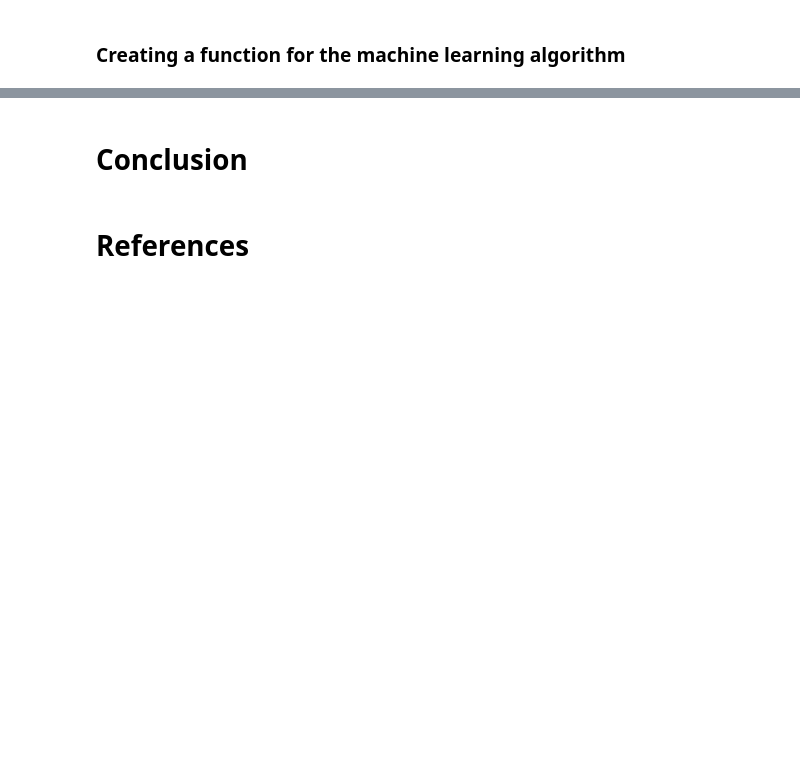
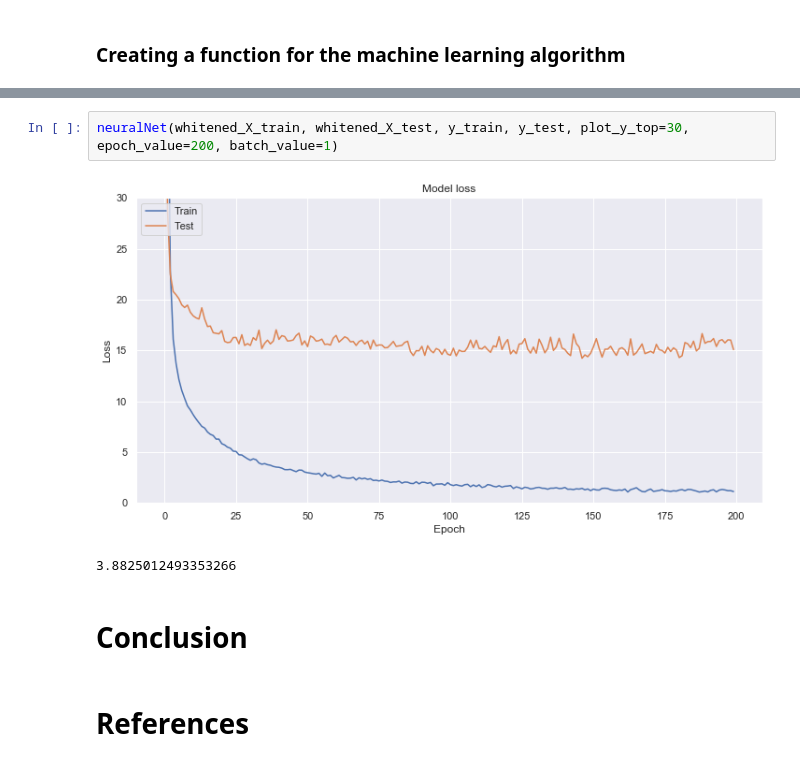
Before and after one commit to declanbarr/boston-house-prices, a Jupyter notebook: boston-house-prices-analysis.ipynb, the cells around one changed output, grey strips where cells are left out. Drawn from its saved outputs; the diff is of its cells as text; blank space fills up the shorter version.

```diff
--- a/boston-house-prices-analysis.ipynb
+++ b/boston-house-prices-analysis.ipynb
@@ -712,3 +688,8 @@ neuralNet(whitenedAndScaled_X_train, whitenedAndScaled_X_test, y_train, y_test)
+# %%
+neuralNet(whitened_X_train, whitened_X_test, y_train, y_test, plot_y_top=30, epoch_value=200, batch_value=1)
+# %% [output]
+[figure, added]
+3.8825012493353266
 # %% [markdown]
 # Conclusion
 # %% [markdown]
```
Also changed, not shown: parts of 16 cells of this notebook.
